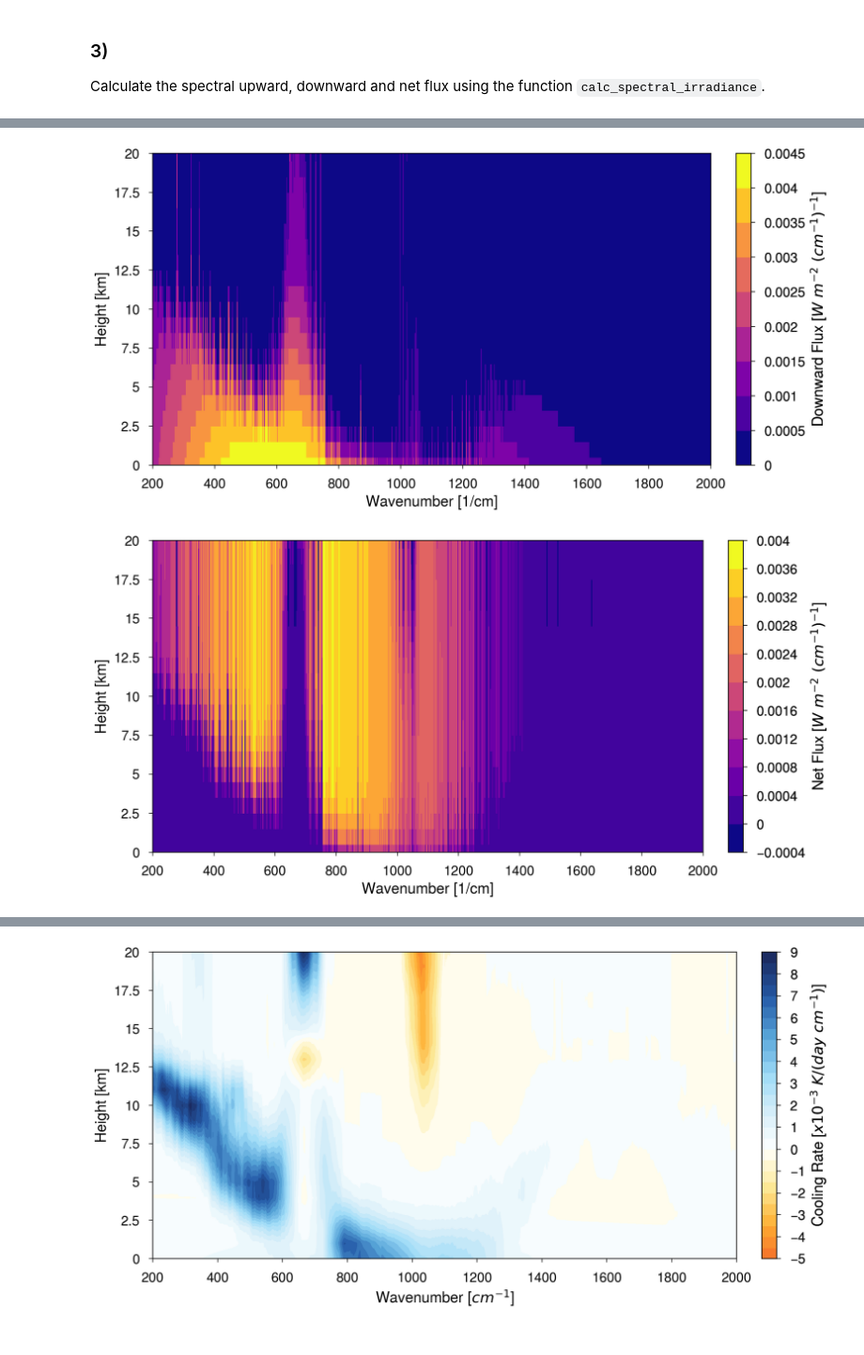
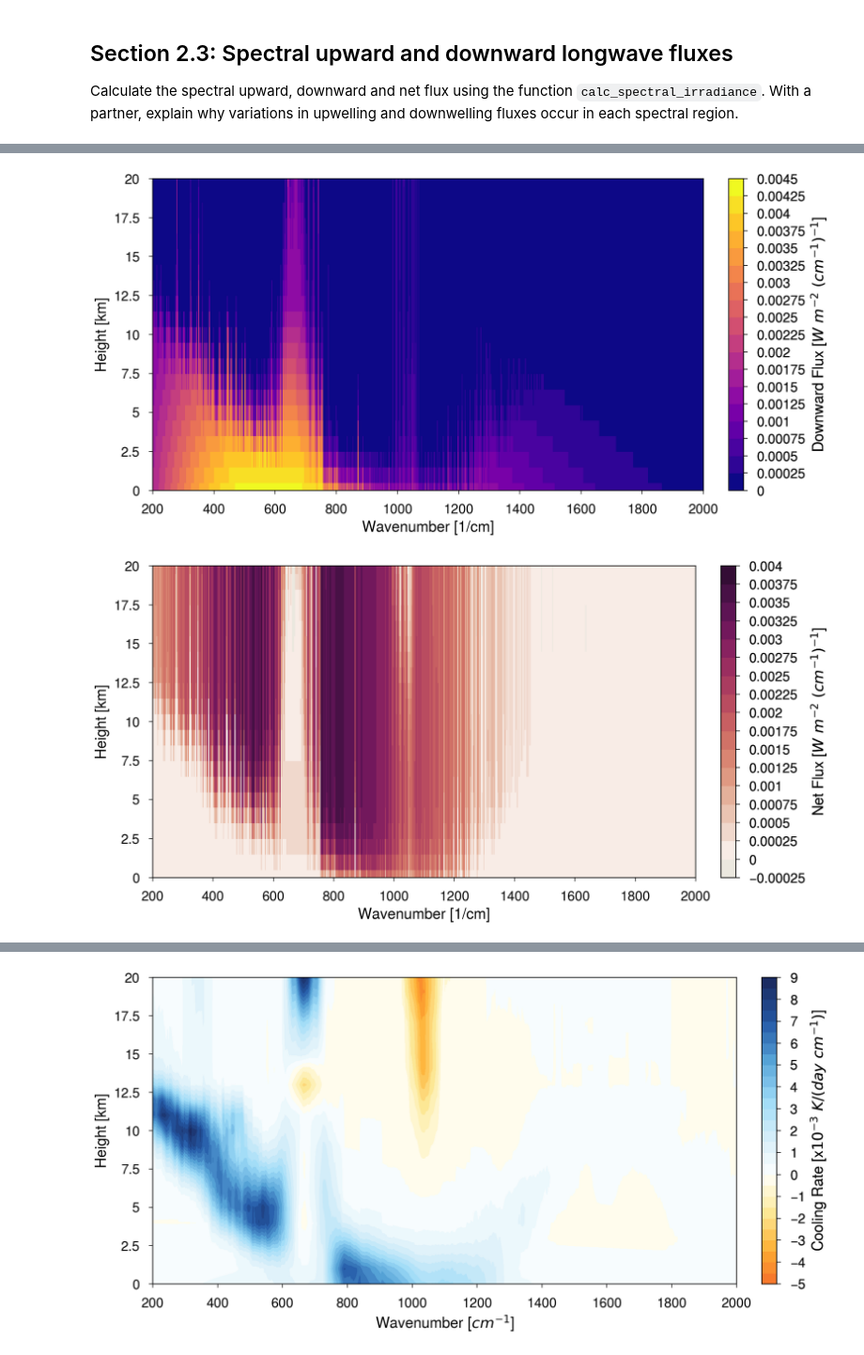
Before and after one commit to wblumberg/ESCI345, a Jupyter notebook: 10.Radiative_Fluxes_and_Heating/heating_rates.ipynb, the cells around one changed output, grey strips where cells are left out. Shown at 94% size. Saved outputs shown, nothing was run; the diff lists cells and outputs as text; code cells hidden in the pictures.

```diff
--- a/10.Radiative_Fluxes_and_Heating/heating_rates.ipynb
+++ b/10.Radiative_Fluxes_and_Heating/heating_rates.ipynb
@@ -127,5 +147,6 @@ pplt.show()
 # %% [markdown]
-### 3)
-Calculate the spectral upward, downward and net flux using the function `calc_spectral_irradiance`.
+## Section 2.3: Spectral upward and downward longwave fluxes
+
+Calculate the spectral upward, downward and net flux using the function `calc_spectral_irradiance`.  With a partner, explain why variations in upwelling and downwelling fluxes occur in each spectral region.
 # %%
 # Calculate the spectral irradiance (spectral flux)
@@ -134,6 +154,7 @@ f, z, p, T, spectral_flux_downward, spectral_flux_upward = calc_spectral_irradia
 spectral_flux_downward = spectral_flux_downward*(3e8) # convert from W/(m2 Hz) to W/(m2 * m-1)
 spectral_flux_upward = spectral_flux_upward*(3e8) # convert from W/(m2 Hz) to W/(m2 * m-1)
 # %%
+# Convert to wavenumber space
 funit = f * ureg.Hz
 wnum = funit.to('1/cm', 'spectroscopy')
 
@@ -141,7 +162,7 @@ fig, ax = pplt.subplots(ncols=1, nrows=1, figsize=(10,5))
 fig.format(xlim=(3,20), ylim=(0,20), ylabel="Height [km]", xlabel="Wavelength [µm]")
 fig.format(xlim=(200,2000), ylim=(0,20), ylabel="Height [km]", xlabel="Wavenumber [1/cm]")
 
-c = ax.pcolormesh(wnum.magnitude, z/1000., (spectral_flux_upward).T, cmap='plasma')
+c = ax.pcolormesh(wnum.magnitude, z/1000., (spectral_flux_upward).T, cmap='plasma', levels=20)
 #cb = fig.colorbar(c, label='Net Flux [$W\ m^{-2}\ m^{-1}$]')
 cb = fig.colorbar(c, label=r'Upward Flux [$W\ m^{-2}\ (cm^{-1})^{-1}$]')
 
@@ -152,7 +173,7 @@ fig, ax = pplt.subplots(ncols=1, nrows=1, figsize=(10,5))
 fig.format(xlim=(3,20), ylim=(0,20), ylabel="Height [km]", xlabel="Wavelength [µm]")
 fig.format(xlim=(200,2000), ylim=(0,20), ylabel="Height [km]", xlabel="Wavenumber [1/cm]")
 
-c = ax.pcolormesh(wnum.magnitude, z/1000., (spectral_flux_downward).T, cmap='plasma')
+c = ax.pcolormesh(wnum.magnitude, z/1000., (spectral_flux_downward).T, cmap='plasma', levels=20)
 #cb = fig.colorbar(c, label='Net Flux [$W\ m^{-2}\ m^{-1}$]')
 cb = fig.colorbar(c, label='Downward Flux [$W\ m^{-2}\ (cm^{-1})^{-1}$]')
 
@@ -163,7 +184,7 @@ fig, ax = pplt.subplots(ncols=1, nrows=1, figsize=(10,5))
 fig.format(xlim=(3,20), ylim=(0,20), ylabel="Height [km]", xlabel="Wavelength [µm]")
 fig.format(xlim=(200,2000), ylim=(0,20), ylabel="Height [km]", xlabel="Wavenumber [1/cm]")
 
-c = ax.pcolormesh(wnum.magnitude, z/1000., (spectral_flux_upward - spectral_flux_downward).T, cmap='plasma')
+c = ax.pcolormesh(wnum.magnitude, z/1000., (spectral_flux_upward - spectral_flux_downward).T, cmap='curl', levels=20, diverging=True)
 #cb = fig.colorbar(c, label='Net Flux [$W\ m^{-2}\ m^{-1}$]')
 cb = fig.colorbar(c, label='Net Flux [$W\ m^{-2}\ (cm^{-1})^{-1}$]')
 
@@ -173,2 +194,2 @@ pplt.show()
-[figure, old version]
+[figure, new version]
-[figure, old version]
+[figure, new version]
```
Also changed, not shown: parts of 19 cells of this notebook.
